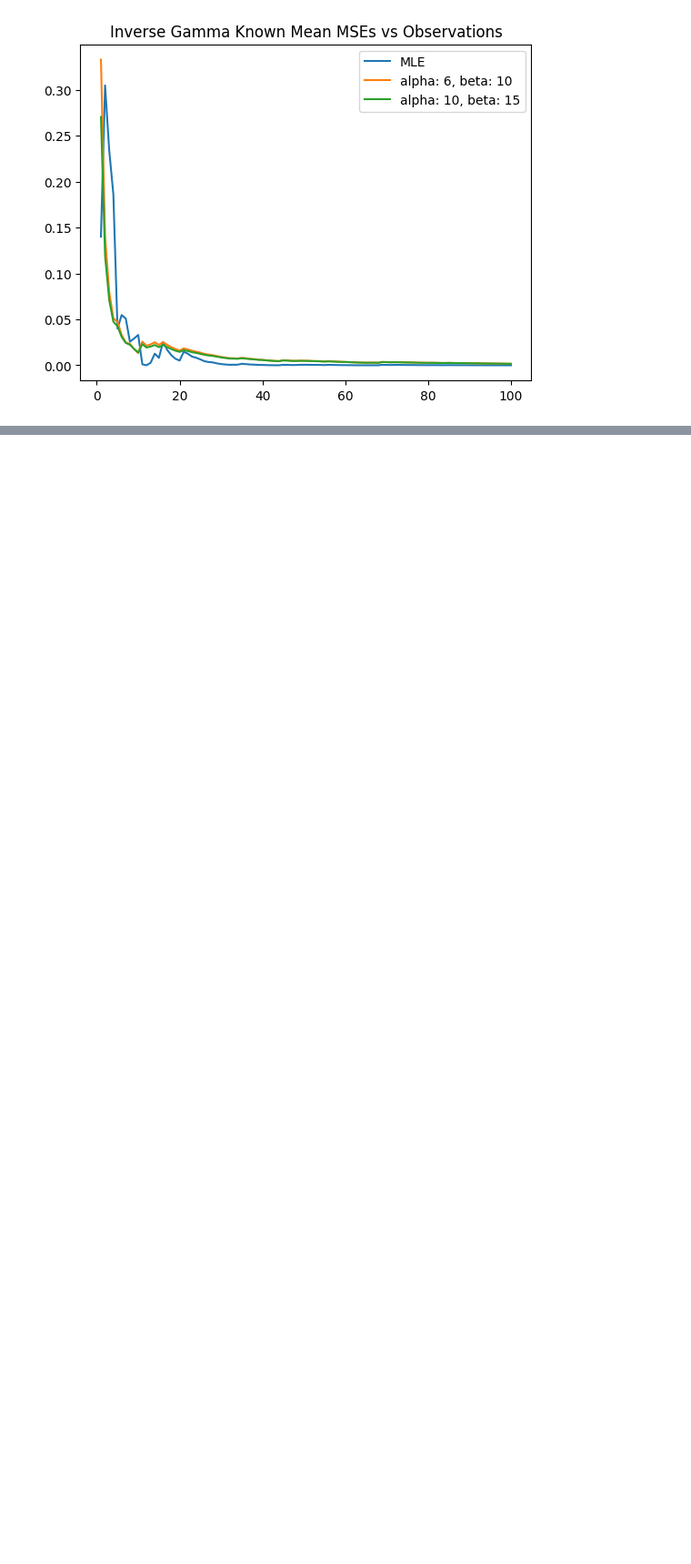
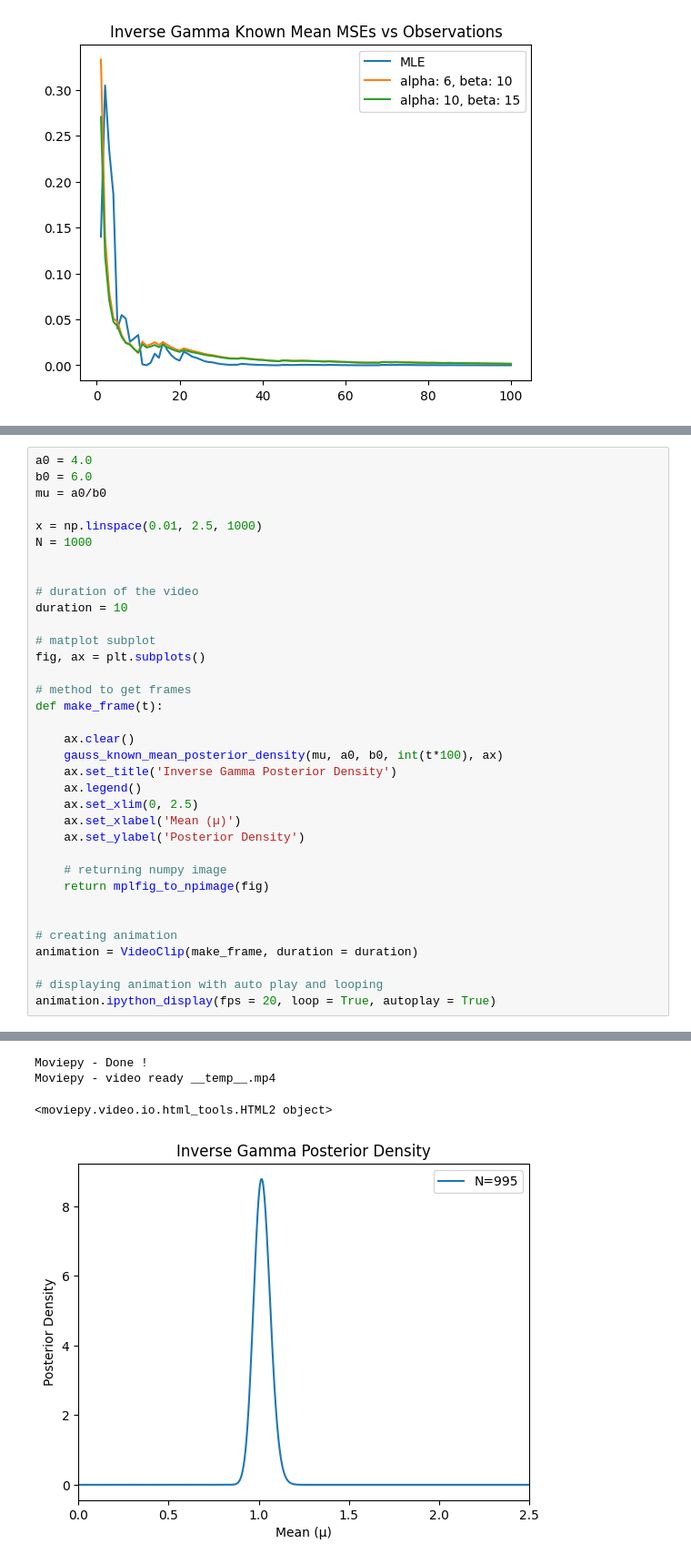
Before and after one commit to lizocf/bayesian-ece-474, a Jupyter notebook: 1-conjugate-priors/conjugate-priors.ipynb, the cells around one changed output, grey strips where cells are left out. Shown at 91% size. Drawn from its saved outputs; the diff is of its cells as text; blank space fills up the shorter version.

```diff
--- a/1-conjugate-priors/conjugate-priors.ipynb
+++ b/1-conjugate-priors/conjugate-priors.ipynb
@@ -259,0 +267,36 @@ plt.legend(['Prior', 'N=100', 'N=1000', 'N=5000'])
+# %%
+a0 = 4.0
+b0 = 6.0
+mu = a0/b0
+
+x = np.linspace(0.01, 2.5, 1000)
+N = 1000
+
+
+# duration of the video
+duration = 10
+
+# matplot subplot
+fig, ax = plt.subplots()
+
+# method to get frames
+def make_frame(t):
+
+    ax.clear()
+    gauss_known_mean_posterior_density(mu, a0, b0, int(t*100), ax)
+    ax.set_title('Inverse Gamma Posterior Density')
+    ax.legend()
+    ax.set_xlim(0, 2.5)
+    ax.set_xlabel('Mean (µ)')
+    ax.set_ylabel('Posterior Density')
+
+    # returning numpy image
+    return mplfig_to_npimage(fig)
+
+
+# creating animation
+animation = VideoClip(make_frame, duration = duration)
+
+# displaying animation with auto play and looping
+animation.ipython_display(fps = 20, loop = True, autoplay = True)
+# %% [output]
@@ -259,0 +305,4 @@ plt.legend(['Prior', 'N=100', 'N=1000', 'N=5000'])
+Moviepy - Done !
+Moviepy - video ready __temp__.mp4
+<moviepy.video.io.html_tools.HTML2 object>
+[figure, added]
```
Also changed, not shown: parts of 11 cells of this notebook, 3 other files.
